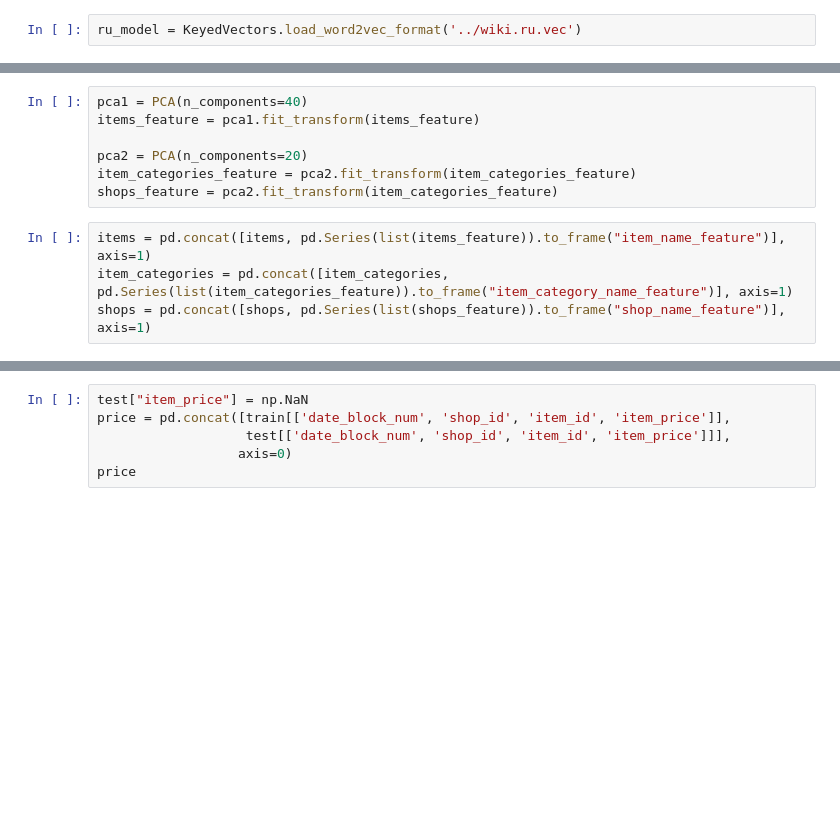
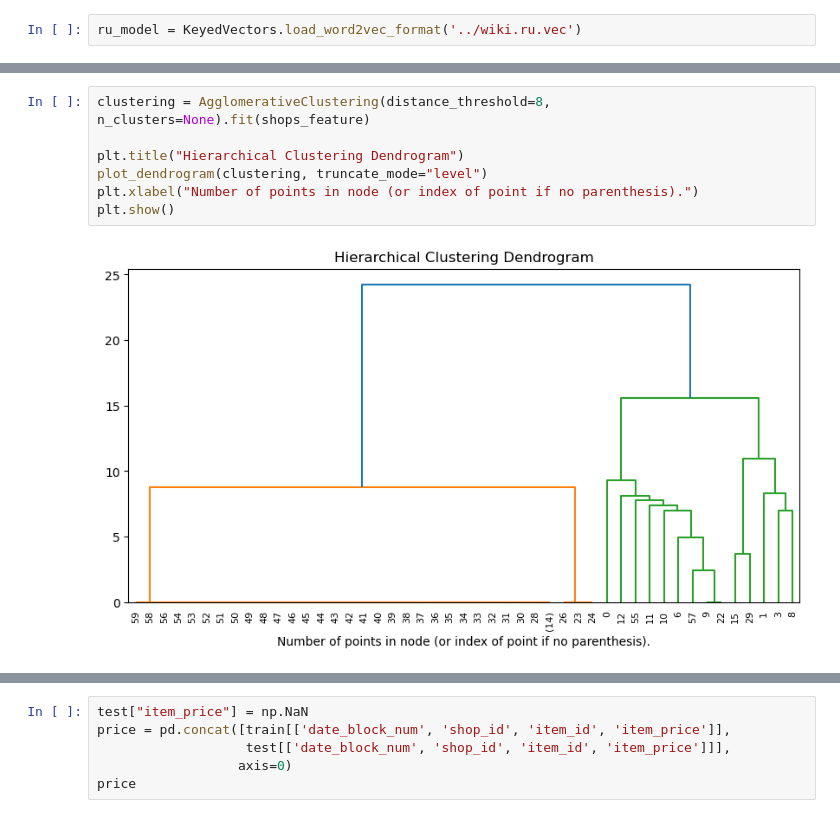
Before and after one commit to ShupeiLi/predict-future-sales, a Jupyter notebook: models.ipynb, the cells around one changed output, grey strips where cells are left out. Saved outputs shown, nothing was run; the diff lists cells and outputs as text; blank space fills up the shorter version.

```diff
--- a/models.ipynb
+++ b/models.ipynb
@@ -332,12 +380,10 @@ Median: 600
 Failed: 2
-# %%
-pca1 = PCA(n_components=40)
-items_feature = pca1.fit_transform(items_feature)
-
-pca2 = PCA(n_components=20)
-item_categories_feature = pca2.fit_transform(item_categories_feature)
-shops_feature = pca2.fit_transform(item_categories_feature)
-# %%
-items = pd.concat([items, pd.Series(list(items_feature)).to_frame("item_name_feature")], axis=1)
-item_categories = pd.concat([item_categories, pd.Series(list(item_categories_feature)).to_frame("item_category_name_feature")], axis=1)
-shops = pd.concat([shops, pd.Series(list(shops_feature)).to_frame("shop_name_feature")], axis=1)
+# %%
+clustering = AgglomerativeClustering(distance_threshold=8, n_clusters=None).fit(shops_feature)
+
+plt.title("Hierarchical Clustering Dendrogram")
+plot_dendrogram(clustering, truncate_mode="level")
+plt.xlabel("Number of points in node (or index of point if no parenthesis).")
+plt.show()
+# %% [output]
+[figure, added]
```
Also changed, not shown: parts of 25 cells of this notebook.
